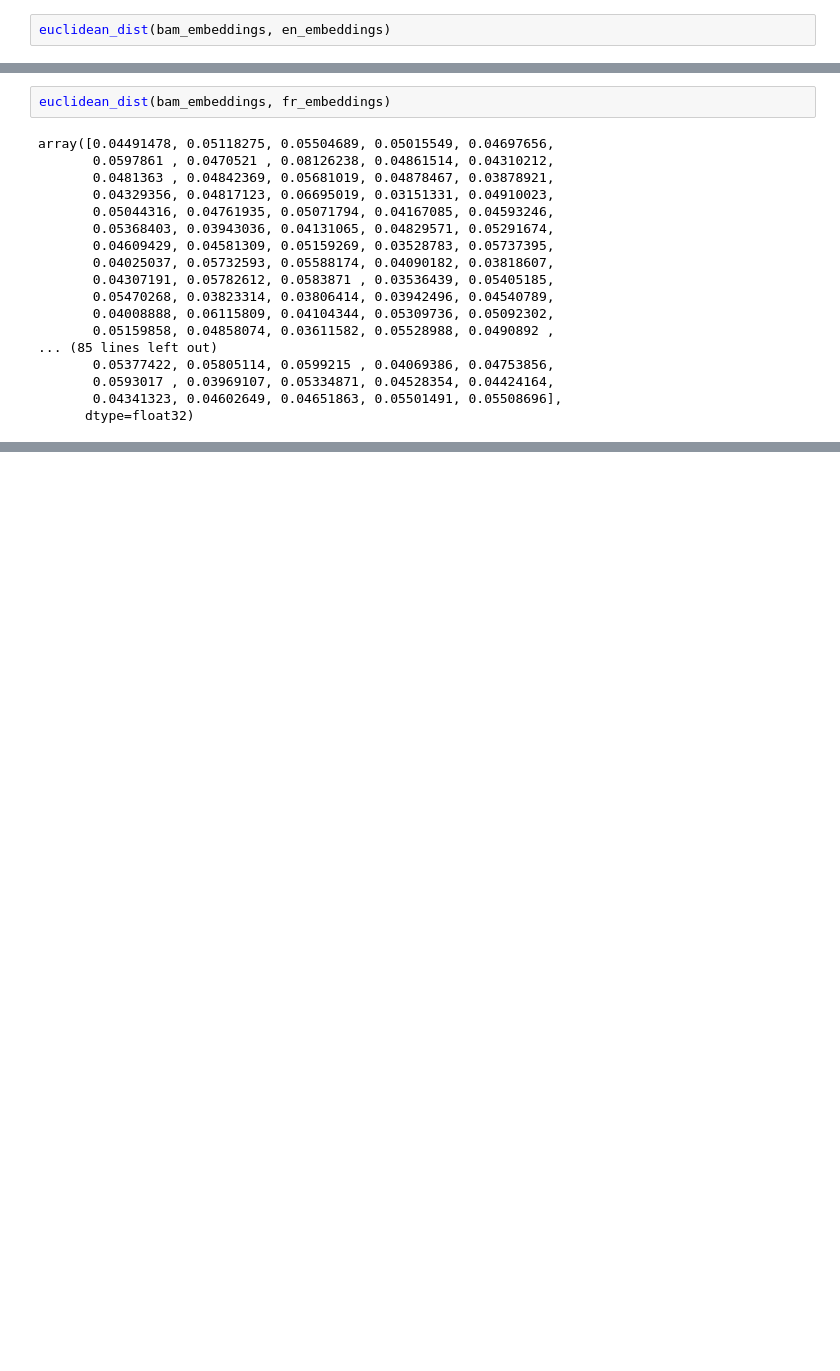
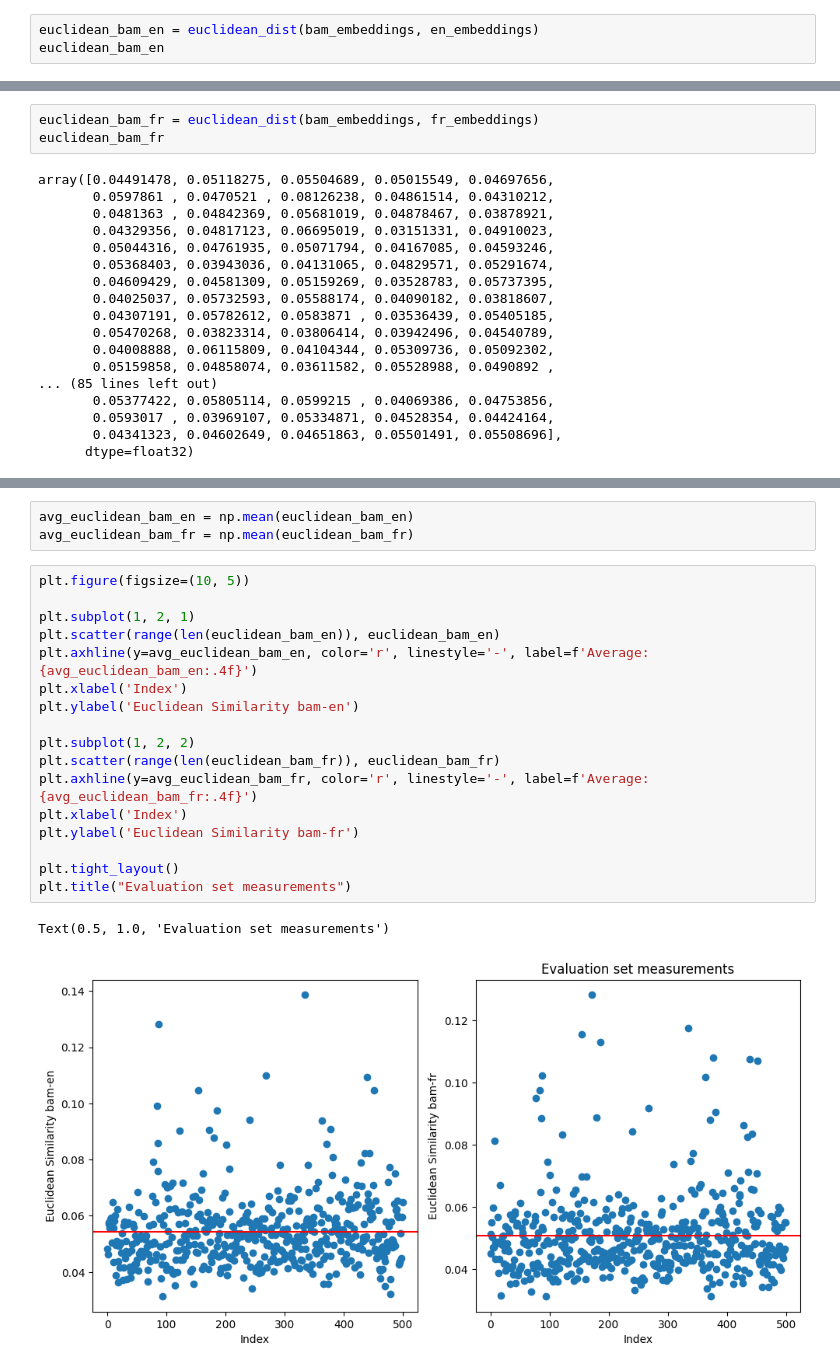
Before and after one commit to FaezeM/NLP_Bambara, a Jupyter notebook: similarity.ipynb, the cells around one changed output, grey strips where cells are left out. Drawn from its saved outputs; the diff is of its cells as text; blank space fills up the shorter version.

```diff
--- a/similarity.ipynb
+++ b/similarity.ipynb
@@ -125,7 +127,8 @@ array([0.5972741 , 0.659186  , 0.65096545, 0.64135236, 0.58851504,
        0.5425107 , 0.62520254, 0.62936217, 0.64981574, 0.6982737 ],
       dtype=float32)
 # %%
-euclidean_dist(bam_embeddings, en_embeddings)
+euclidean_bam_en = euclidean_dist(bam_embeddings, en_embeddings)
+euclidean_bam_en
 # %% [output]
 array([0.0481327 , 0.04619471, 0.05707689, 0.05759201, 0.05565496,
        0.0587354 , 0.05758184, 0.05937605, 0.05048163, 0.06485593,
@@ -145,7 +148,8 @@ array([0.0481327 , 0.04619471, 0.05707689, 0.05759201, 0.05565496,
        0.0433921 , 0.05372311, 0.04495372, 0.05944861, 0.06479153],
       dtype=float32)
 # %%
-euclidean_dist(bam_embeddings, fr_embeddings)
+euclidean_bam_fr = euclidean_dist(bam_embeddings, fr_embeddings)
+euclidean_bam_fr
 # %% [output]
 array([0.04491478, 0.05118275, 0.05504689, 0.05015549, 0.04697656,
        0.0597861 , 0.0470521 , 0.08126238, 0.04861514, 0.04310212,
@@ -166,0 +282,23 @@ array([0.04491478, 0.05118275, 0.05504689, 0.05015549, 0.04697656,
+# %%
+avg_euclidean_bam_en = np.mean(euclidean_bam_en)
+avg_euclidean_bam_fr = np.mean(euclidean_bam_fr)
+# %%
+plt.figure(figsize=(10, 5))
+
+plt.subplot(1, 2, 1)
+plt.scatter(range(len(euclidean_bam_en)), euclidean_bam_en)
+plt.axhline(y=avg_euclidean_bam_en, color='r', linestyle='-', label=f'Average: {avg_euclidean_bam_en:.4f}')
+plt.xlabel('Index')
+plt.ylabel('Euclidean Similarity bam-en')
+
+plt.subplot(1, 2, 2)
+plt.scatter(range(len(euclidean_bam_fr)), euclidean_bam_fr)
+plt.axhline(y=avg_euclidean_bam_fr, color='r', linestyle='-', label=f'Average: {avg_euclidean_bam_fr:.4f}')
+plt.xlabel('Index')
+plt.ylabel('Euclidean Similarity bam-fr')
+
+plt.tight_layout()
+plt.title("Evaluation set measurements")
+# %% [output]
+Text(0.5, 1.0, 'Evaluation set measurements')
+[figure, added]
```
Also changed, not shown: parts of 11 cells of this notebook.
